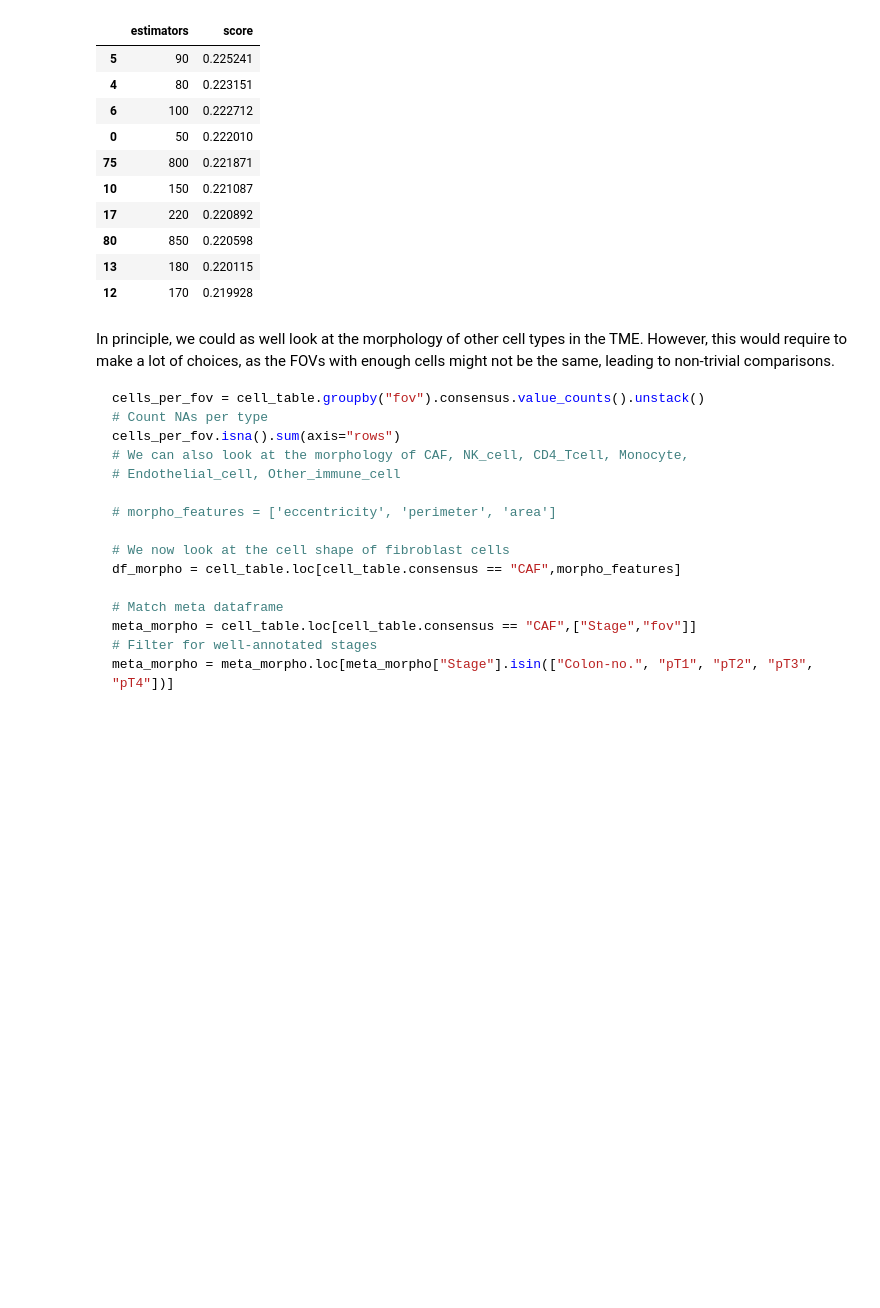
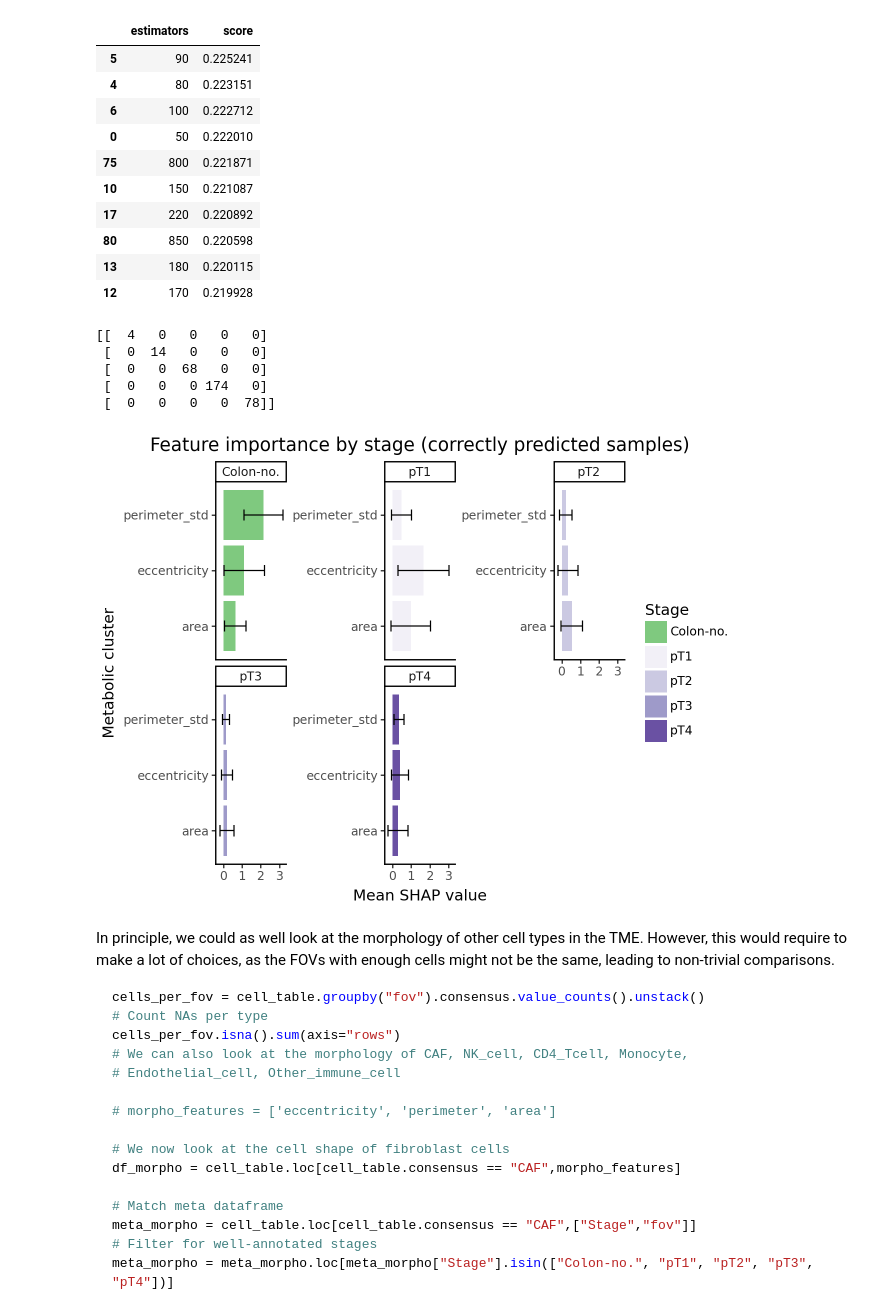
Before and after one commit to HartmannLab/MIBI-Analysis_Hamburg_CRC_TMA_2024, a Jupyter notebook: notebooks/spatial/StageXGB.ipynb, the cells around one changed output. Drawn from its saved outputs; the diff is of its cells as text; code cells hidden in the pictures; blank space fills up the shorter version.

Commit message:
Add prediction based on Kasumi clusters and SHAP values for morphological features

```diff
--- a/notebooks/spatial/StageXGB.ipynb
+++ b/notebooks/spatial/StageXGB.ipynb
@@ -685,6 +704,86 @@ pd.read_csv("../../data/model4_cell_morphology_f1_scores.txt", header=None, name
 | 80 | 850 | 0.220598 |
 | 13 | 180 | 0.220115 |
 | 12 | 170 | 0.219928 |
+# %%
+train_fov = df_morpho_per_fov.loc[meta_per_fov["inner"]]
+original_stages = meta_per_fov.loc[meta_per_fov["inner"]]["Stage"]
+label_encoder = LabelEncoder()
+true_labels = label_encoder.fit_transform(original_stages)
+
+xgb = XGBClassifier(
+    n_estimators=90,
+    max_depth=3,
+    device="cuda",
+    random_state=0)
+xgb.fit(train_fov,
+        true_labels)
+
+explainer = shap.Explainer(xgb)
+shap_values = explainer(train_fov)
+
+# Purples + Green for healthy
+pal_stages = [(127,201,127), (242,240,247), (203,201,226), (158,154,201), (106,81,163)]
+# Convert to hex
+pal_stages = ['#%02x%02x%02x' % (r, g, b) for r, g, b in pal_stages]
+
+predicted_labels = xgb.predict(train_fov)
+conf_matrix = confusion_matrix(true_labels, predicted_labels)
+print(conf_matrix)
+# Few errors on training set, so not meaningful to interpret misclassified FOVs
+
+# For each stage, see how the true positive samples were predicted (SHAP values)
+
+# Get indices of correctly predicted samples for each class
+correct_indices = {class_idx: np.where((true_labels == class_idx) & (predicted_labels == class_idx))[0]
+                   for class_idx in range(conf_matrix.shape[0])}
+
+shap_values_list = []
+for class_idx, indices in correct_indices.items():
+    shap_values_class = pd.DataFrame(shap_values.values[indices, :, class_idx],
+                                     columns=train_fov.columns)
+    shap_values_class['fov'] = train_fov.index[indices]
+    shap_values_class['class'] = label_encoder.inverse_transform([class_idx])[0]  # Use original stage names
+    shap_values_list.append(shap_values_class)
+
+shap_values_df = pd.concat(shap_values_list)
+
+# Melt the DataFrame for easier plotting with plotnine
+shap_values_melted = shap_values_df.melt(id_vars=['fov', 'class'], var_name='Feature', value_name='SHAP Value')
+
+# Compute mean and std SHAP values for feature importance for each class
+feature_importance = shap_values_melted.groupby(['class', 'Feature'])['SHAP Value'].agg(['mean', 'std']).reset_index()
+# We want to display either high positive or high negative values
+feature_importance["abs_mean"] = np.abs(feature_importance["mean"])
+feature_importance = feature_importance.sort_values(by=['class', 'abs_mean'], ascending=[True, False])
+feature_importance = feature_importance.loc[feature_importance.Feature.isin(feature_importance.groupby('class').head(1).Feature)]
+
+# Add a column for reordering features
+feature_importance['Feature'] = pd.Categorical(feature_importance['Feature'],
+                                               categories=feature_importance.groupby('class').head(1).Feature.unique()[::-1],
+                                               ordered=True)
+feature_importance['class'] = feature_importance['class'].astype('category')
+
+# Step 8: Visualize feature importance using plotnine
+gp = (ggplot(feature_importance,
+                aes(x='Feature', y='mean', fill='class'))
+      + geom_bar(stat='identity', position='dodge')
+      + geom_errorbar(aes(ymin='mean-std', ymax='mean+std'), width=0.2, position='dodge')
+      + coord_flip()
+      + theme_classic()
+      + scale_fill_manual(values=pal_stages)
+      + labs(title='Feature importance by stage (correctly predicted samples)', x='Metabolic cluster', y='Mean SHAP value', fill='Stage')
+      + facet_wrap('~class', scales='free_y'))
+
+ggsave(gp, "../../figures/fig4/morpho_importance_correctly_predicted_samples.pdf", width=7, height=5)
+
+gp.show()
+# %% [output]
+[[  4   0   0   0   0]
+ [  0  14   0   0   0]
+ [  0   0  68   0   0]
+ [  0   0   0 174   0]
+ [  0   0   0   0  78]]
+[figure, added]
 # %% [markdown]
 In principle, we could as well look at the morphology of other cell types in the TME. However, this would require to make a lot of choices, as the FOVs with enough cells might not be the same, leading to non-trivial comparisons.
 
```
Also changed, not shown: parts of 12 cells of this notebook, 1 other file.
